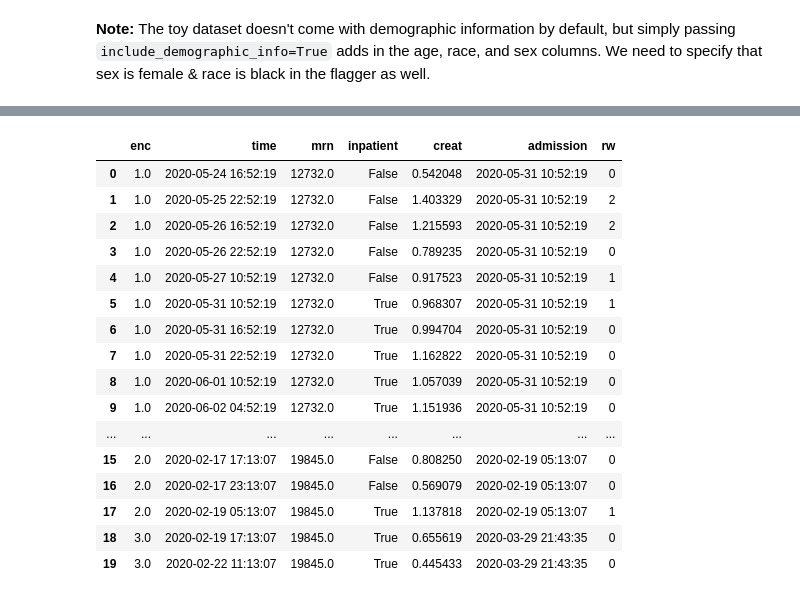
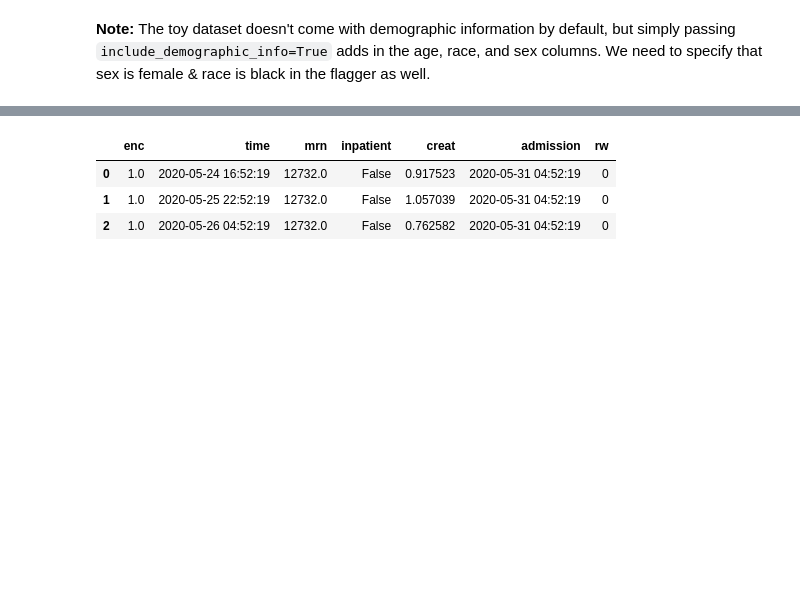
Before and after one commit to isaranwrap/StandardizingAKI, a Jupyter notebook: GettingStarted.ipynb, the cells around one changed output, grey strips where cells are left out. Drawn from its saved outputs; the diff is of its cells as text; code cells hidden in the pictures; blank space fills up the shorter version.

```diff
--- a/GettingStarted.ipynb
+++ b/GettingStarted.ipynb
@@ -256,9 +270,9 @@ example3.head(20)
 # %%
 # Example 4: Bare-bones dataset
 barebones = toy.loc[:,['mrn', 'inpatient', 'time', 'creat']]
-print('The spar:')
+print('Barebones head:')
 print(barebones.head())
 flagger = AKIFlagger(rolling_window = True, creatinine = 'creat')
 example4 = flagger.returnAKIpatients(barebones)
-example4.head(20)
+example4.head(3)
 # %% [output]
@@ -272,17 +286,4 @@ The spar:
 |  | enc | time | mrn | inpatient | creat | admission | rw |
-| 0 | 1.0 | 2020-05-24 16:52:19 | 12732.0 | False | 0.542048 | 2020-05-31 10:52:19 | 0 |
-| 1 | 1.0 | 2020-05-25 22:52:19 | 12732.0 | False | 1.403329 | 2020-05-31 10:52:19 | 2 |
-| 2 | 1.0 | 2020-05-26 16:52:19 | 12732.0 | False | 1.215593 | 2020-05-31 10:52:19 | 2 |
-| 3 | 1.0 | 2020-05-26 22:52:19 | 12732.0 | False | 0.789235 | 2020-05-31 10:52:19 | 0 |
-| 4 | 1.0 | 2020-05-27 10:52:19 | 12732.0 | False | 0.917523 | 2020-05-31 10:52:19 | 1 |
-| 5 | 1.0 | 2020-05-31 10:52:19 | 12732.0 | True | 0.968307 | 2020-05-31 10:52:19 | 1 |
-| 6 | 1.0 | 2020-05-31 16:52:19 | 12732.0 | True | 0.994704 | 2020-05-31 10:52:19 | 0 |
-| 7 | 1.0 | 2020-05-31 22:52:19 | 12732.0 | True | 1.162822 | 2020-05-31 10:52:19 | 0 |
-| 8 | 1.0 | 2020-06-01 10:52:19 | 12732.0 | True | 1.057039 | 2020-05-31 10:52:19 | 0 |
-| 9 | 1.0 | 2020-06-02 04:52:19 | 12732.0 | True | 1.151936 | 2020-05-31 10:52:19 | 0 |
-| ... | ... | ... | ... | ... | ... | ... | ... |
-| 15 | 2.0 | 2020-02-17 17:13:07 | 19845.0 | False | 0.808250 | 2020-02-19 05:13:07 | 0 |
-| 16 | 2.0 | 2020-02-17 23:13:07 | 19845.0 | False | 0.569079 | 2020-02-19 05:13:07 | 0 |
-| 17 | 2.0 | 2020-02-19 05:13:07 | 19845.0 | True | 1.137818 | 2020-02-19 05:13:07 | 1 |
-| 18 | 3.0 | 2020-02-19 17:13:07 | 19845.0 | True | 0.655619 | 2020-03-29 21:43:35 | 0 |
-| 19 | 3.0 | 2020-02-22 11:13:07 | 19845.0 | True | 0.445433 | 2020-03-29 21:43:35 | 0 |
+| 0 | 1.0 | 2020-05-24 16:52:19 | 12732.0 | False | 0.917523 | 2020-05-31 04:52:19 | 0 |
+| 1 | 1.0 | 2020-05-25 22:52:19 | 12732.0 | False | 1.057039 | 2020-05-31 04:52:19 | 0 |
+| 2 | 1.0 | 2020-05-26 04:52:19 | 12732.0 | False | 0.762582 | 2020-05-31 04:52:19 | 0 |
```
Also changed, not shown: parts of 12 cells of this notebook.
